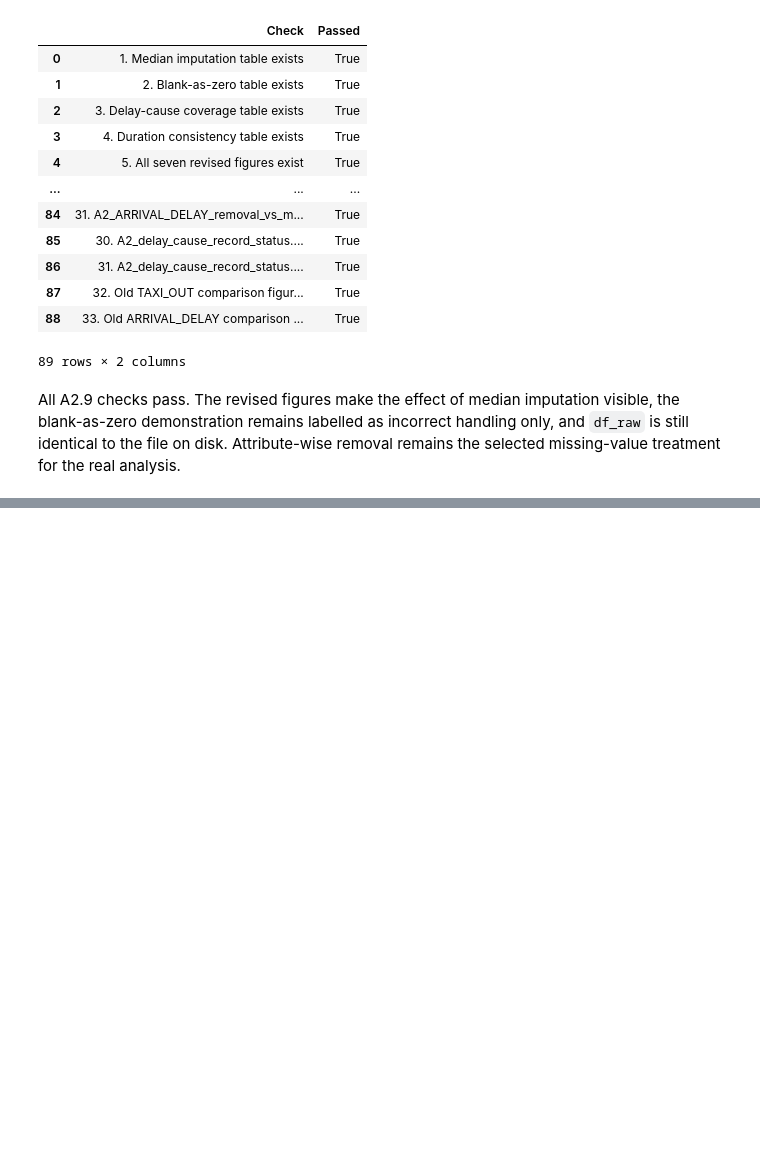
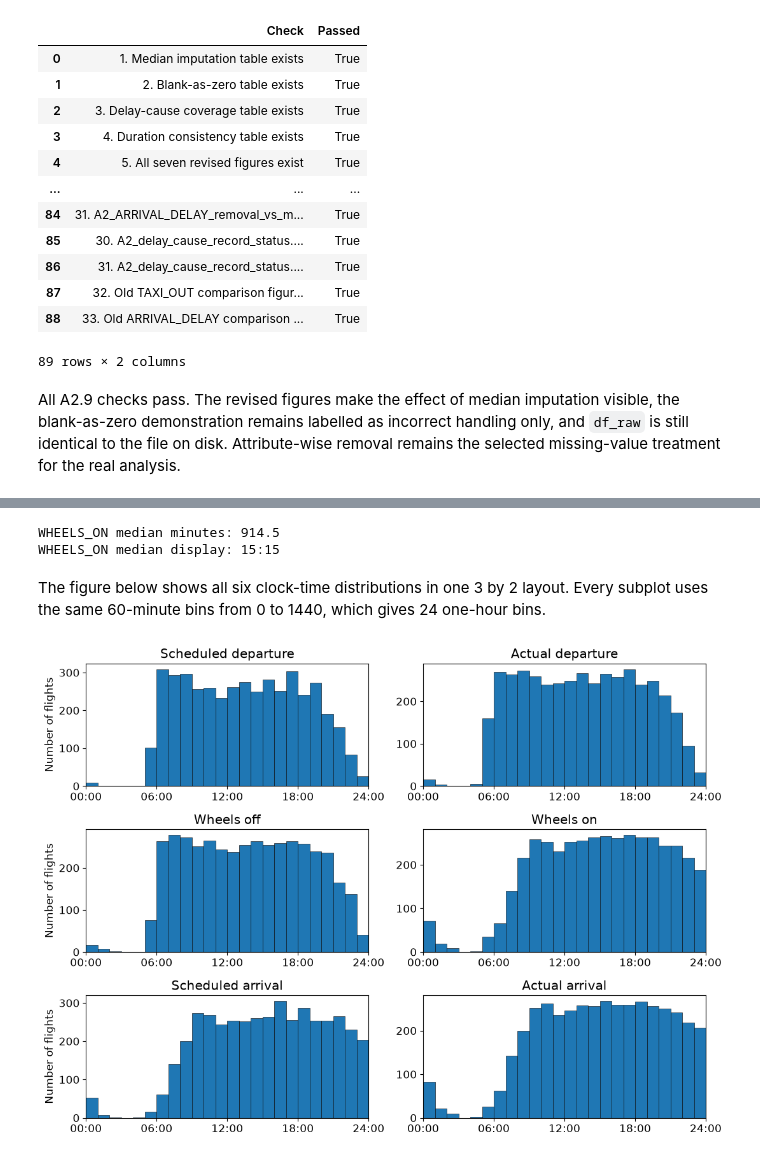
Before and after one commit to le23967/31250-assignment2-25740123, a Jupyter notebook: ida_25740123.ipynb, the cells around one changed output, grey strips where cells are left out. Cells and saved outputs as stored; diff of their text form; code cells hidden in the pictures; blank space fills up the shorter version.

Commit message:
A2 clock times and date summaries

```diff
--- a/ida_25740123.ipynb
+++ b/ida_25740123.ipynb
@@ -3913,0 +3999,13 @@ missing-value treatment for the real analysis.
+# %%
+clock_minutes = {
+    attribute_name: hhmm_to_minutes(df_raw[attribute_name])
+    for attribute_name in clock_attributes
+}
+
+for attribute_name, series in clock_minutes.items():
+    print(
+        attribute_name,
+        "valid N =", int(series.notna().sum()),
+        "missing =", int(series.isna().sum()),
+        "minute range =", float(series.min()), "to", float(series.max()),
+    )
@@ -3913,0 +4067,66 @@ missing-value treatment for the real analysis.
+# %%
+clock_stats_precise = {}
+
+for attribute_name in clock_attributes:
+    recorded = clock_minutes[attribute_name].dropna()
+    clock_stats_precise[attribute_name] = {
+        "valid_n": int(recorded.shape[0]),
+        "missing": int(clock_minutes[attribute_name].isna().sum()),
+        "mean": float(recorded.mean()),
+        "median": float(recorded.median()),
+        "minimum": float(recorded.min()),
+        "maximum": float(recorded.max()),
+        "range": float(recorded.max() - recorded.min()),
+        "variance": float(recorded.var(ddof=1)),
+        "std": float(recorded.std(ddof=1)),
+        "q1": float(recorded.quantile(0.25)),
+        "q3": float(recorded.quantile(0.75)),
+        "iqr": float(recorded.quantile(0.75) - recorded.quantile(0.25)),
+        "skewness": float(recorded.skew()),
+    }
+
+print("WHEELS_ON median minutes:", clock_stats_precise["WHEELS_ON"]["median"])
+print("WHEELS_ON median display:", minutes_to_hhmm(clock_stats_precise["WHEELS_ON"]["median"]))
+# %% [output]
+WHEELS_ON median minutes: 914.5
+WHEELS_ON median display: 15:15
+# %% [markdown]
+The figure below shows all six clock-time distributions in one 3 by 2 layout. Every
+subplot uses the same 60-minute bins from 0 to 1440, which gives 24 one-hour bins.
+# %%
+clock_bin_edges = np.arange(0, 1441, 60)
+clock_titles = {
+    "SCHEDULED_DEPARTURE": "Scheduled departure",
+    "DEPARTURE_TIME": "Actual departure",
+    "WHEELS_OFF": "Wheels off",
+    "WHEELS_ON": "Wheels on",
+    "SCHEDULED_ARRIVAL": "Scheduled arrival",
+    "ARRIVAL_TIME": "Actual arrival",
+}
+tick_positions = [0, 360, 720, 1080, 1440]
+tick_labels = [minutes_to_hhmm(value) for value in tick_positions]
+
+hourly_count_data = {"Hour": [f"{hour:02d}:00" for hour in range(24)]}
+
+with plt.rc_context({"font.size": 12}):
+    figure, axes = plt.subplots(3, 2, figsize=(11, 8), sharey=False)
+    for axis, attribute_name in zip(axes.flat, clock_attributes):
+        values = clock_minutes[attribute_name].dropna()
+        counts, _ = np.histogram(values, bins=clock_bin_edges)
+        hourly_count_data[attribute_name] = counts
+        axis.hist(values, bins=clock_bin_edges, edgecolor="black", linewidth=0.4)
+        axis.set_xlim(0, 1440)
+        axis.set_xticks(tick_positions)
+        axis.set_xticklabels(tick_labels)
+        axis.set_title(clock_titles[attribute_name])
+    for row in range(3):
+        axes[row, 0].set_ylabel("Number of flights")
+    figure.tight_layout()
+    figure.savefig("figures/A2_clock_time_distributions.png", dpi=200)
+    plt.show()
+
+clock_hourly_counts = pd.DataFrame(hourly_count_data)
+clock_hourly_counts.to_csv("outputs/A2_clock_hourly_counts.csv", index=False)
+clock_hourly_counts
+# %% [output]
+[figure, added]
```
Also changed, not shown: parts of 41 cells of this notebook, 10 other files.
